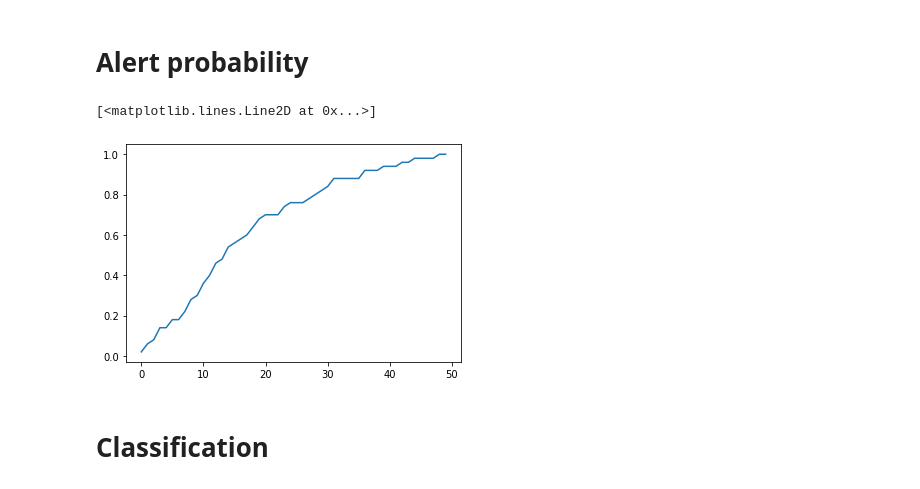
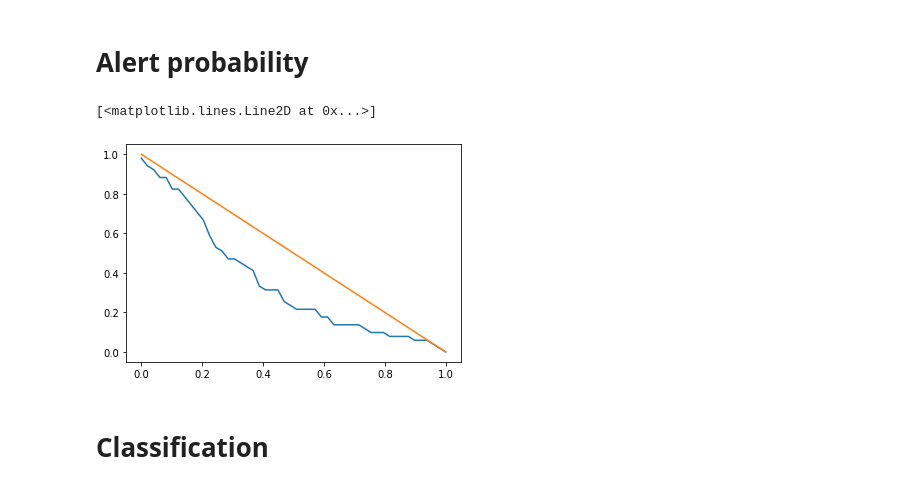
Before and after one commit to Schimmenti/EarthquakesGPS, a Jupyter notebook: Dataset.ipynb, the cells around one changed output. Cells and saved outputs as stored; diff of their text form; code cells hidden in the pictures.

```diff
--- a/Dataset.ipynb
+++ b/Dataset.ipynb
@@ -239,7 +239,9 @@ closest_station_idx = np.argsort(distances, axis=1)
 # %%
 vth_probs = np.linspace(0,1,50)
 earthquake_cnt = 0
+single_cnt = 0
 alarm = np.zeros_like(vth_probs)
+single_alarm = np.zeros_like(vth_probs)
 station_keys_array = np.array(list(clusters.keys()))
 for cnt, (date,row) in enumerate(earthquakes.iterrows()):
     closeness_idx = 0
@@ -250,7 +252,8 @@ for cnt, (date,row) in enumerate(earthquakes.iterrows()):
       final_distance = distances[cnt,closest_station_idx[cnt,closeness_idx]]
       if(final_distance <= distance_threshold):
         for key in clusters[closest_station]:
-          match = V_ws[key][V_ws[key].index==date]
+          match = V_ws[key][V_ws[key].index==date-np.timedelta64(1,'D')]
+
           if((not match.empty) and np.isfinite(match["V"].values).all()):
             V_wind = V_ws[key]["V"].values
             V_wind = np.sort(V_wind[np.isfinite(V_wind)])
@@ -258,6 +261,9 @@ for cnt, (date,row) in enumerate(earthquakes.iterrows()):
             vth = V_wind[vth_indices]
             earthquake_alarm += np.heaviside(match["V"].values.flatten()-vth,1)
             n_matches += 1
+            if(key == closest_station):
+              single_alarm += np.heaviside(match["V"].values.flatten()-vth,1)
+              single_cnt += 1
       if(n_matches > 0):
         earthquake_cnt += 1
         alarm += np.heaviside(earthquake_alarm,0)
@@ -265,11 +271,14 @@ for cnt, (date,row) in enumerate(earthquakes.iterrows()):
       else:
         closeness_idx+=1
 alarm /= earthquake_cnt
+single_alarm /= single_cnt
-# %%
-plt.plot(alarm)
-# %% [output]
-[<matplotlib.lines.Line2D at 0x...>]
-[figure, removed]
+# %%
+plt.plot(vth_probs,1-alarm)
+#plt.plot(vth_probs,single_alarm)
+plt.plot(vth_probs, 1-vth_probs)
+# %% [output]
+[<matplotlib.lines.Line2D at 0x...>]
+[figure, added]
 # %% [markdown]
 # Classification
 # %%
```
Also changed, not shown: parts of 4 cells of this notebook.
